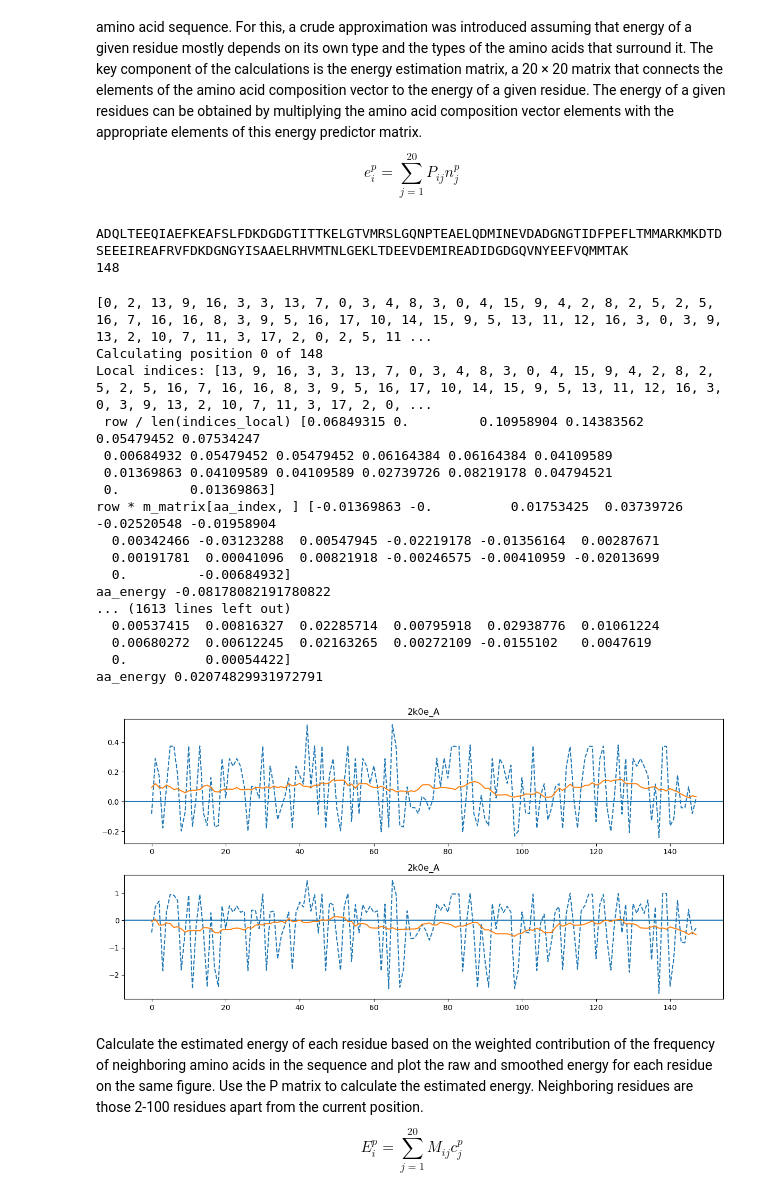
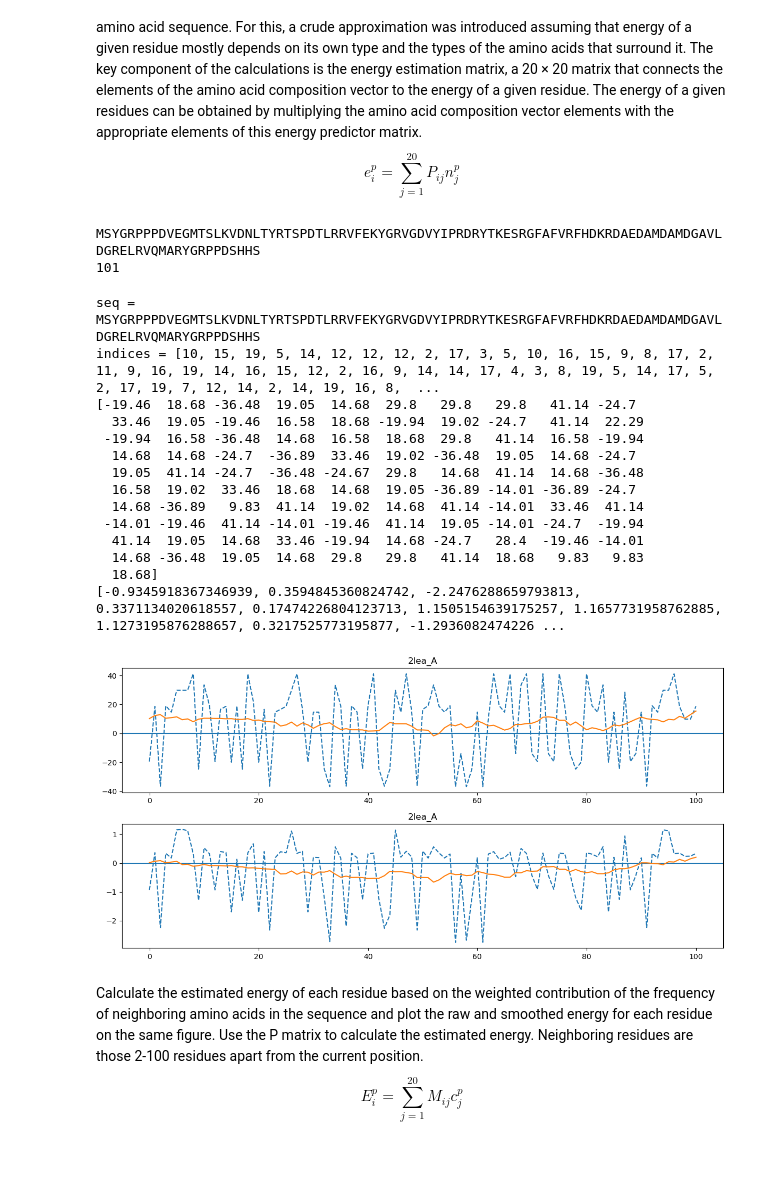
Before and after one commit to Reevoc/Structural-Bioinformatics, a Jupyter notebook: midterm2/midterm.ipynb, the cells around one changed output. Drawn from its saved outputs; the diff is of its cells as text; code cells hidden in the pictures; blank space fills up the shorter version.

Commit message:
update calculation of energy

```diff
--- a/midterm2/midterm.ipynb
+++ b/midterm2/midterm.ipynb
@@ -31,7 +31,7 @@ Calculate the contact map (question 1) and the conformational energy (questions
 The M and P matrices are available from the iupred_data.py. The smoothed energy is the moving average of the raw energy over a window of 21 residues (±10 residues around the current position).
 # %%
 path = "./home/Documents/Structural-Bioinformatics"
-id_protein, chain = ['2k0e', 'A' ]
+id_protein, chain = ['2lea', 'A' ]
 parser = PDBParser(QUIET=True)
 # if the file does not exist, it will be downloaded
 if os.path.exists(path + "/pdb/pdb{}.ent".format(id_protein.lower())) is True:
@@ -87,4 +84,0 @@ def get_contact_map(atoms,len_residues, threshold=3.5, seq_sep=2):
-# %%
-pdbl = PDBList()
-pdbl.retrieve_pdb_file(id_protein, pdir=path + '/pdbs', file_format='pdb')
-structure = PDBParser(QUIET=True).get_structure(id_protein, path + "/pdbs/pdb{}.ent".format(id_protein))
@@ -155,5 +197,5 @@ $$e^{p}_i=∑^{20}_{j=1}P_{ij}n^{p}_j$$
 # %%
-def iupred_M(seq, sequence_separation=2, window_size=100, window_size_smooth=10):
+def iupred_P(seq, sequence_separation=2, window_size=100, window_size_smooth=10):
     '''
     Calculate residue IUPRED energy considering neighbouring residues (windows_size) and
     smoothing by window_size_smooth
@@ -167,18 +209,15 @@ def iupred_M(seq, sequence_separation=2, window_size=100, window_size_smooth=10)
     pred = []  # Calculated energy per sequence position
     pred_smooth = []
 
-    indices = [aa_list.index(aa) for aa in list(seq)] # Transform sequence into indexes as in the P matrix
-    print(indices)
+    indices = [aa_list.index(aa) for aa in list(seq)]  # Transform sequence into indexes as in the P matrix
     for i, aa_index in enumerate(indices):
-        print(f'Calculating position {i} of {len(seq)}')
+
         # Get the slice i-100/i+100 excluding adjacent positions (+/-1)
-        start_before = 0
-        #TODO: ask professor wrong indixes, missing + 1 in his code
+        start_before = max(0, i - window_size + 1)
         end_before = max(0, i - sequence_separation + 1)
         start_after = min(len(indices) - 1, i + sequence_separation)
-        end_after = len(indices)
+        end_after = min(len(indices) - 1, i + window_size)
         indices_local = indices[start_before: end_before] + indices[start_after: end_after]
-        print(f'Local indices: {indices_local}, aa_index {aa_index}')
 
         # Count the different amino acids in the window
         row = np.full((20,), 0)
@@ -187,14 +226,15 @@ def iupred_M(seq, sequence_separation=2, window_size=100, window_size_smooth=10)
 
         # calculate AA frequency
         row = row / len(indices_local)
-        print(f' row / len(indices_local) {row}')
+
         # calculate energy
-        row = row * m_matrix[aa_index, ]
-        print(f'row * m_matrix[aa_index, ] {row}')
+        row = row * p_matrix[aa_index, ]
+
         aa_energy = np.sum(row)
+
         pred.append(aa_energy)
-        print(f'aa_energy {aa_energy}')
 
+    print(pred)
     # Smooth the prediction (moving average)
     for i in range(len(pred)):
         frag = pred[max(0, i - window_size_smooth): min(i + window_size_smooth, len(pred))]
@@ -253,43 +247,41 @@ seq = "".join([seq1(residue.get_resname()) for residue in residues])
 print(seq)
 print(len(seq))
 # %% [output]
-ADQLTEEQIAEFKEAFSLFDKDGDGTITTKELGTVMRSLGQNPTEAELQDMINEVDADGNGTIDFPEFLTMMARKMKDTDSEEEIREAFRVFDKDGNGYISAAELRHVMTNLGEKLTDEEVDEMIREADIDGDGQVNYEEFVQMMTAK
-148
+MSYGRPPPDVEGMTSLKVDNLTYRTSPDTLRRVFEKYGRVGDVYIPRDRYTKESRGFAFVRFHDKRDAEDAMDAMDGAVLDGRELRVQMARYGRPPDSHHS
+101
 # %%
 residues = [residue for residue in structure[0][chain] if residue.id[0] == " "]
 seq = "".join([seq1(residue.get_resname()) for residue in residues])
-pred, pred_smooth = iupred_M(seq)
+pred, pred_smooth = iupred_M(structure, contact_map_nb, aa_list,m_matrix, window_size_smooth=10)
 fig, ax = plt.subplots(2,figsize=(12, 6))
 ax[0].set_title("{}_{}".format(id_protein, chain))
 ax[0].axhline()
 ax[0].plot(np.arange(len(seq)), pred, ls='--')
 ax[0].plot(np.arange(len(seq)), pred_smooth, ls='-')
-pred, pred_smooth = iupred_P(seq)
+#-------------------------------------------------------------------------------------------------------
+estpred, estpred_smooth = iupred_P(seq)
 ax[1].set_title("{}_{}".format(id_protein, chain))
 ax[1].axhline()
-ax[1].plot(np.arange(len(seq)), pred, ls='--')
-ax[1].plot(np.arange(len(seq)), pred_smooth, ls='-')
+ax[1].plot(np.arange(len(seq)), estpred, ls='--')
+ax[1].plot(np.arange(len(seq)), estpred_smooth, ls='-')
 plt.tight_layout()  # Remove figure padding
 plt.savefig(path + '/figures_mid_term2/iupred_{}_{}.png'.format(id_protein, chain), dpi=300, bbox_inches='tight')
 # %% [output]
-[0, 2, 13, 9, 16, 3, 3, 13, 7, 0, 3, 4, 8, 3, 0, 4, 15, 9, 4, 2, 8, 2, 5, 2, 5, 16, 7, 16, 16, 8, 3, 9, 5, 16, 17, 10, 14, 15, 9, 5, 13, 11, 12, 16, 3, 0, 3, 9, 13, 2, 10, 7, 11, 3, 17, 2, 0, 2, 5, 11 ...
-Calculating position 0 of 148
-Local indices: [13, 9, 16, 3, 3, 13, 7, 0, 3, 4, 8, 3, 0, 4, 15, 9, 4, 2, 8, 2, 5, 2, 5, 16, 7, 16, 16, 8, 3, 9, 5, 16, 17, 10, 14, 15, 9, 5, 13, 11, 12, 16, 3, 0, 3, 9, 13, 2, 10, 7, 11, 3, 17, 2, 0, ...
- row / len(indices_local) [0.06849315 0.         0.10958904 0.14383562 0.05479452 0.07534247
- 0.00684932 0.05479452 0.05479452 0.06164384 0.06164384 0.04109589
- 0.01369863 0.04109589 0.04109589 0.02739726 0.08219178 0.04794521
- 0.         0.01369863]
-row * m_matrix[aa_index, ] [-0.01369863 -0.          0.01753425  0.03739726 -0.02520548 -0.01958904
-  0.00342466 -0.03123288  0.00547945 -0.02219178 -0.01356164  0.00287671
-  0.00191781  0.00041096  0.00821918 -0.00246575 -0.00410959 -0.02013699
-  0.         -0.00684932]
-aa_energy -0.08178082191780822
-... (1613 lines left out)
-  0.00537415  0.00816327  0.02285714  0.00795918  0.02938776  0.01061224
-  0.00680272  0.00612245  0.02163265  0.00272109 -0.0155102   0.0047619
-  0.          0.00054422]
-aa_energy 0.02074829931972791
+seq = MSYGRPPPDVEGMTSLKVDNLTYRTSPDTLRRVFEKYGRVGDVYIPRDRYTKESRGFAFVRFHDKRDAEDAMDAMDGAVLDGRELRVQMARYGRPPDSHHS
+indices = [10, 15, 19, 5, 14, 12, 12, 12, 2, 17, 3, 5, 10, 16, 15, 9, 8, 17, 2, 11, 9, 16, 19, 14, 16, 15, 12, 2, 16, 9, 14, 14, 17, 4, 3, 8, 19, 5, 14, 17, 5, 2, 17, 19, 7, 12, 14, 2, 14, 19, 16, 8,  ...
+[-19.46  18.68 -36.48  19.05  14.68  29.8   29.8   29.8   41.14 -24.7
+  33.46  19.05 -19.46  16.58  18.68 -19.94  19.02 -24.7   41.14  22.29
+ -19.94  16.58 -36.48  14.68  16.58  18.68  29.8   41.14  16.58 -19.94
+  14.68  14.68 -24.7  -36.89  33.46  19.02 -36.48  19.05  14.68 -24.7
+  19.05  41.14 -24.7  -36.48 -24.67  29.8   14.68  41.14  14.68 -36.48
+  16.58  19.02  33.46  18.68  14.68  19.05 -36.89 -14.01 -36.89 -24.7
+  14.68 -36.89   9.83  41.14  19.02  14.68  41.14 -14.01  33.46  41.14
+ -14.01 -19.46  41.14 -14.01 -19.46  41.14  19.05 -14.01 -24.7  -19.94
+  41.14  19.05  14.68  33.46 -19.94  14.68 -24.7   28.4  -19.46 -14.01
+  14.68 -36.48  19.05  14.68  29.8   29.8   41.14  18.68   9.83   9.83
+  18.68]
+[-0.9345918367346939, 0.3594845360824742, -2.2476288659793813, 0.3371134020618557, 0.17474226804123713, 1.1505154639175257, 1.1657731958762885, 1.1273195876288657, 0.3217525773195877, -1.2936082474226 ...
-[figure, old version]
+[figure, new version]
 # %% [markdown]
 Calculate the estimated energy of each residue based on the weighted contribution of the
 frequency of neighboring amino acids in the sequence and plot the raw and smoothed energy
```
Also changed, not shown: parts of 9 cells of this notebook, 1 other file.
